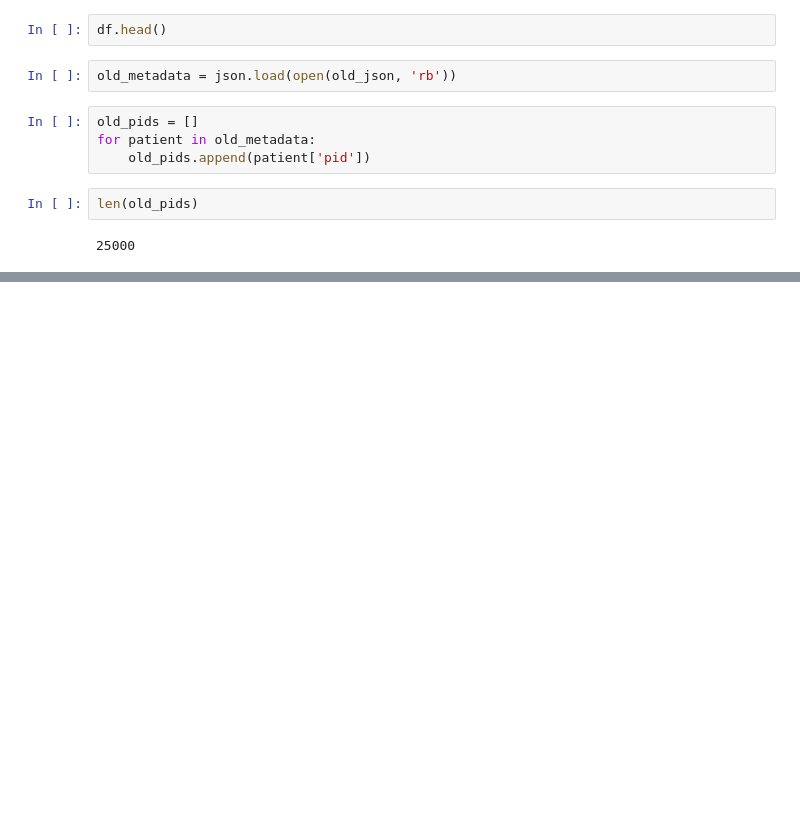
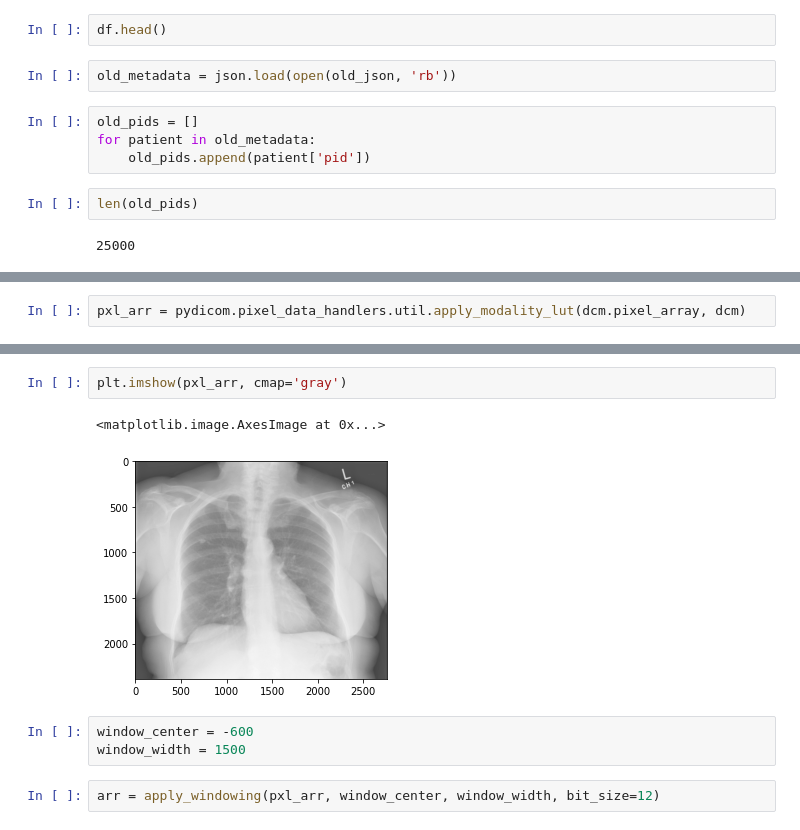
Before and after one commit to pgmikhael/SybilX, a Jupyter notebook: notebooks/updated_plco_eda.ipynb, the cells around one changed output, grey strips where cells are left out. Saved outputs shown, nothing was run; the diff lists cells and outputs as text; blank space fills up the shorter version.

```diff
--- a/notebooks/updated_plco_eda.ipynb
+++ b/notebooks/updated_plco_eda.ipynb
@@ -206,0 +271,2 @@ len(old_pids)
+# %%
+pxl_arr = pydicom.pixel_data_handlers.util.apply_modality_lut(dcm.pixel_array, dcm)
@@ -206,0 +281,10 @@ len(old_pids)
+# %%
+plt.imshow(pxl_arr, cmap='gray')
+# %% [output]
+<matplotlib.image.AxesImage at 0x...>
+[figure, added]
+# %%
+window_center = -600
+window_width = 1500
+# %%
+arr = apply_windowing(pxl_arr, window_center, window_width, bit_size=12)
```
Also changed, not shown: parts of 37 cells of this notebook, 2 other files.
